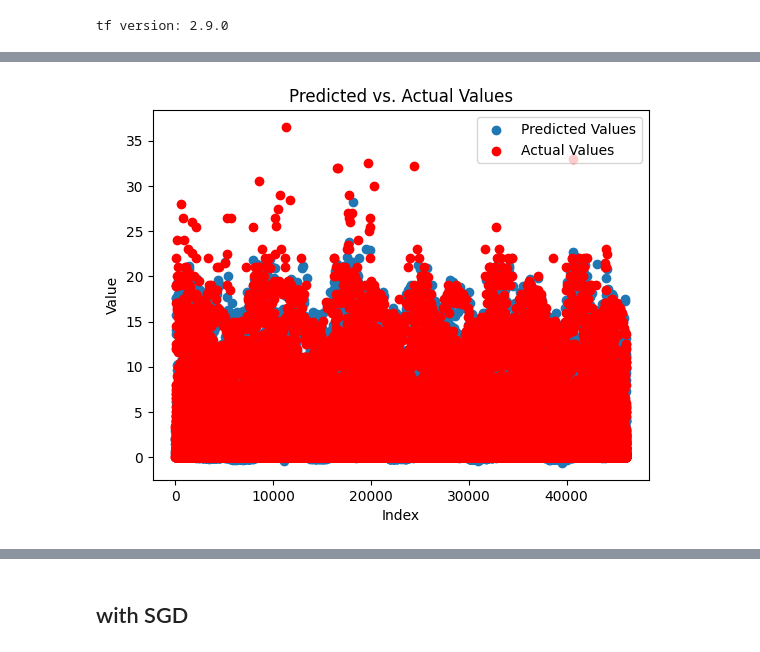
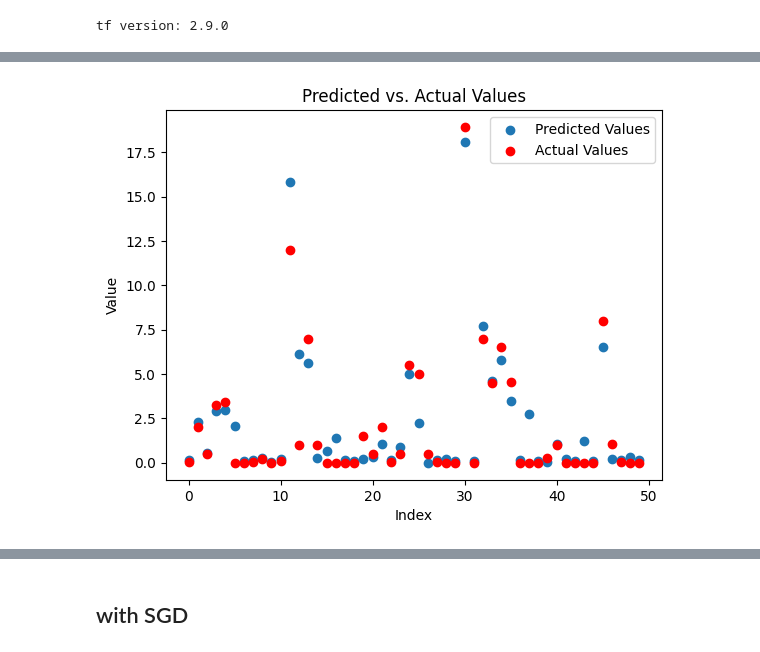
Before and after one commit to Harshvardhan1407/TensorFlow, a Jupyter notebook: deployment/tfx_pipeline.ipynb, the cells around one changed output, grey strips where cells are left out. Drawn from its saved outputs; the diff is of its cells as text; code cells hidden in the pictures.

```diff
--- a/deployment/tfx_pipeline.ipynb
+++ b/deployment/tfx_pipeline.ipynb
@@ -19,9 +25,10 @@ tf version: 2.9.0
 dfss = pd.read_parquet(r"D:\RND\Machine_Learning\Datasets/clean_dataset_ml_100_id.parquet")
 dfss.fillna(0,inplace=True)
 df = dfss.copy()
+# df = df[df['label_sensor_id']==1]
 df['creation_time'] = pd.to_datetime(df['creation_time'])
 df.set_index(['creation_time'],drop= True, inplace= True)
-df["min"] = df.index.minute
+# df["min"] = df.index.minute
 df.sort_index(inplace=True)
 df.reset_index(drop=True,inplace=True)
 df
@@ -53,16 +60,17 @@ plt.show()
 column_indices = {name: i for i, name in enumerate(df.columns)}
 
 n = len(df)
-train_df = df[0:int(n*0.7)]
-val_df = df[int(n*0.7):int(n*0.9)]
+train_df = df[0:int(n*0.9)]
+# val_df = df[int(n*0.7):int(n*0.9)]
 test_df = df[int(n*0.9):]
-print("train_df:",len(train_df),"val_df",len(val_df),"test_df:",len(test_df))
+print("train_df:",len(train_df),"val_df","len(val_df)","test_df:",len(test_df))
 # num_features = df.shape[1]
 train_features = train_df.copy()
-val_features = val_df.copy()
 test_features = test_df.copy()
 
 train_labels = train_features.pop('consumed_unit')
-val_labels = val_features.pop('consumed_unit')
 test_labels = test_features.pop('consumed_unit')
+
+# # val_features = val_df.copy()
+# val_labels = val_features.pop('consumed_unit')
 # %% [output]
@@ -142,0 +168,2 @@ Epoch 12/30
+# %%
+history,model = compile_and_fit(model,train_features,train_labels,batch_size= 16)
@@ -155,0 +209,7 @@ plot_loss(history)
+# %%
+# Loads the weights
+model.load_weights(checkpoint_path)
+
+# Re-evaluate the model
+loss, acc = model.evaluate(test_features, test_labels, verbose=2)
+print("Restored model, accuracy: {:5.2f}%".format(100 * acc))
@@ -190,30 +247,17 @@ R2: 0.786
 # %%
-# import matplotlib.pyplot as plt
-
-# Assuming predicted_value is a list or array of predicted values
-# Generate an array of indices for the x-axis
 x = np.arange(len(predicted_value))
 # start = 40
-# values = 40
-# x = np.arange(values)
-
-
-# Create a scatter plot
-plt.scatter(x, predicted_value, label='Predicted Values')
-
-# If you want to also plot the actual test labels for comparison
-plt.scatter(x, test_labels, label='Actual Values', color='red')
-
-# Add labels and title
+values = 50
+x = np.arange(values)
+plt.scatter(x, predicted_value[:values], label='Predicted Values')
+plt.scatter(x, test_labels[:values], label='Actual Values', color='red')
 plt.xlabel('Index')
 plt.ylabel('Value')
 plt.title('Predicted vs. Actual Values')
 plt.legend()
-
-# Show the plot
 plt.show()
 # %% [output]
-[figure, old version]
+[figure, new version]
 # %%
 first_dense_layer = model.layers[1]
 weights, biases = first_dense_layer.get_weights()
```
Also changed, not shown: parts of 26 cells of this notebook.
